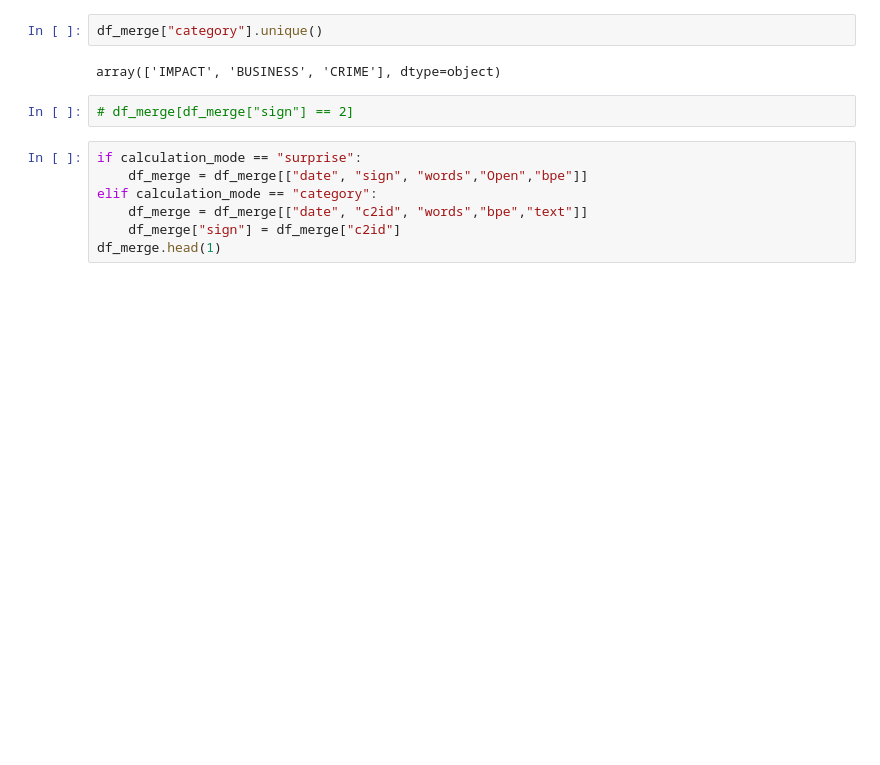
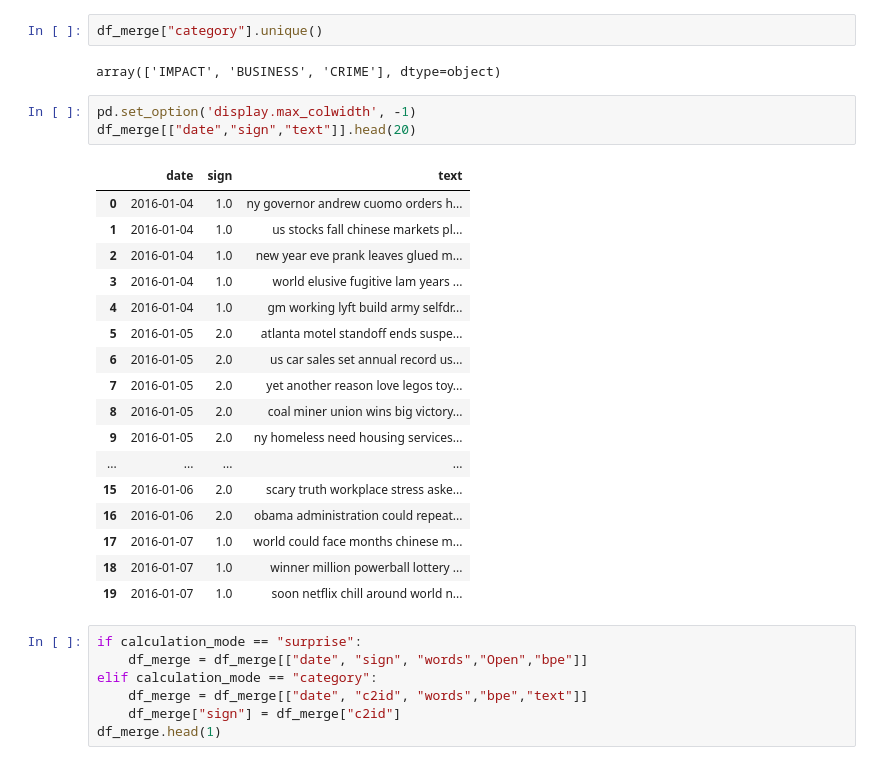
Before and after one commit to ksriyudthsak/nlp_gpt2, a Jupyter notebook: process_data.ipynb, the cells around one changed output. Saved outputs shown, nothing was run; the diff lists cells and outputs as text; blank space fills up the shorter version.

```diff
--- a/process_data.ipynb
+++ b/process_data.ipynb
@@ -623,8 +623,27 @@ df_merge.tail(2)
 df_merge["category"].unique()
 # %% [output]
 array(['IMPACT', 'BUSINESS', 'CRIME'], dtype=object)
-# %%
-# df_merge[df_merge["sign"] == 2]
+# %%
+pd.set_option('display.max_colwidth', -1)
+df_merge[["date","sign","text"]].head(20)
+# %% [output]
+|  | date | sign | text |
+| 0 | 2016-01-04 | 1.0 | ny governor andrew cuomo orders h... |
+| 1 | 2016-01-04 | 1.0 | us stocks fall chinese markets pl... |
+| 2 | 2016-01-04 | 1.0 | new year eve prank leaves glued m... |
+| 3 | 2016-01-04 | 1.0 | world elusive fugitive lam years ... |
+| 4 | 2016-01-04 | 1.0 | gm working lyft build army selfdr... |
+| 5 | 2016-01-05 | 2.0 | atlanta motel standoff ends suspe... |
+| 6 | 2016-01-05 | 2.0 | us car sales set annual record us... |
+| 7 | 2016-01-05 | 2.0 | yet another reason love legos toy... |
+| 8 | 2016-01-05 | 2.0 | coal miner union wins big victory... |
+| 9 | 2016-01-05 | 2.0 | ny homeless need housing services... |
+| ... | ... | ... | ... |
+| 15 | 2016-01-06 | 2.0 | scary truth workplace stress aske... |
+| 16 | 2016-01-06 | 2.0 | obama administration could repeat... |
+| 17 | 2016-01-07 | 1.0 | world could face months chinese m... |
+| 18 | 2016-01-07 | 1.0 | winner million powerball lottery ... |
+| 19 | 2016-01-07 | 1.0 | soon netflix chill around world n... |
 # %%
 if calculation_mode == "surprise":
     df_merge = df_merge[["date", "sign", "words","Open","bpe"]]
```
Also changed, not shown: parts of 12 cells of this notebook.
